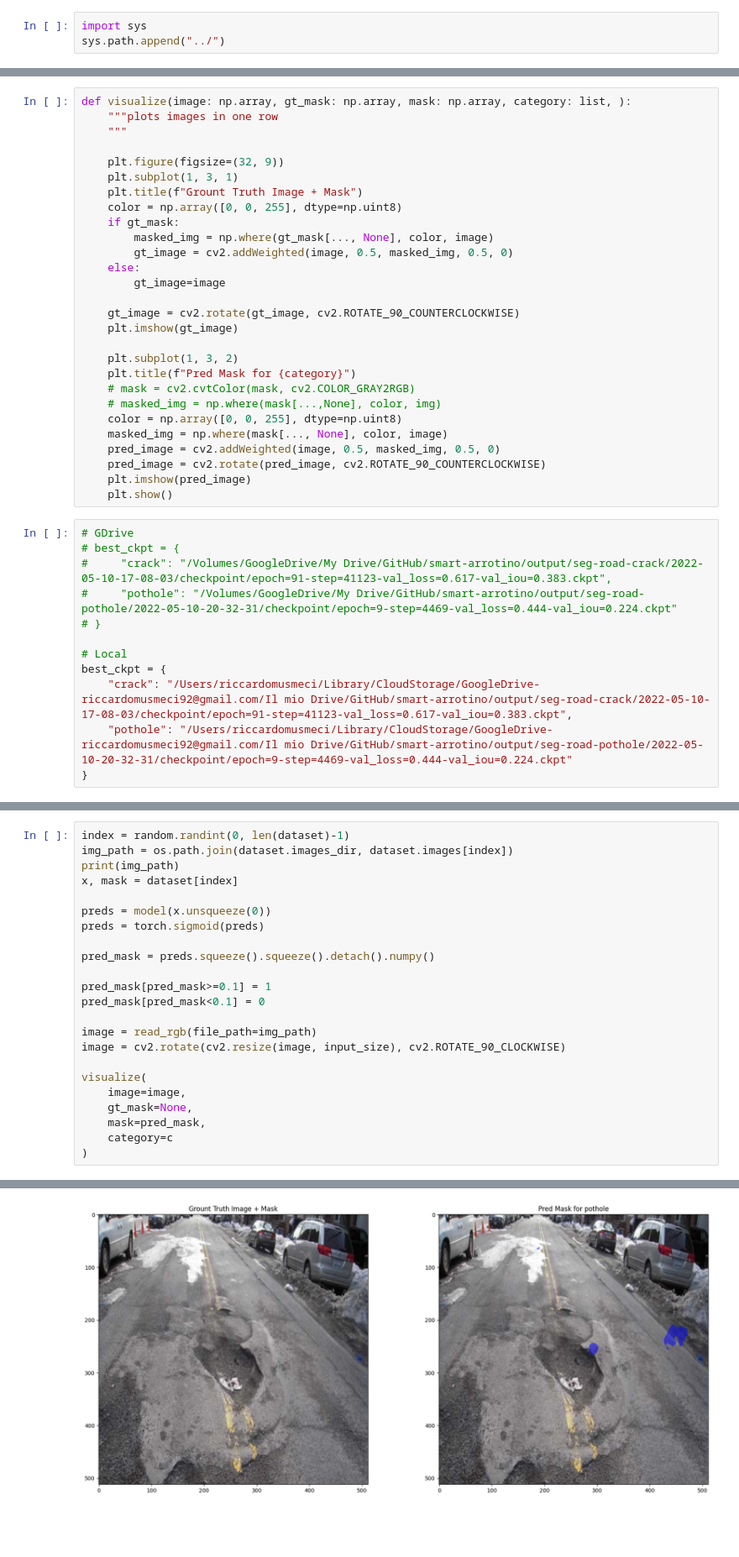
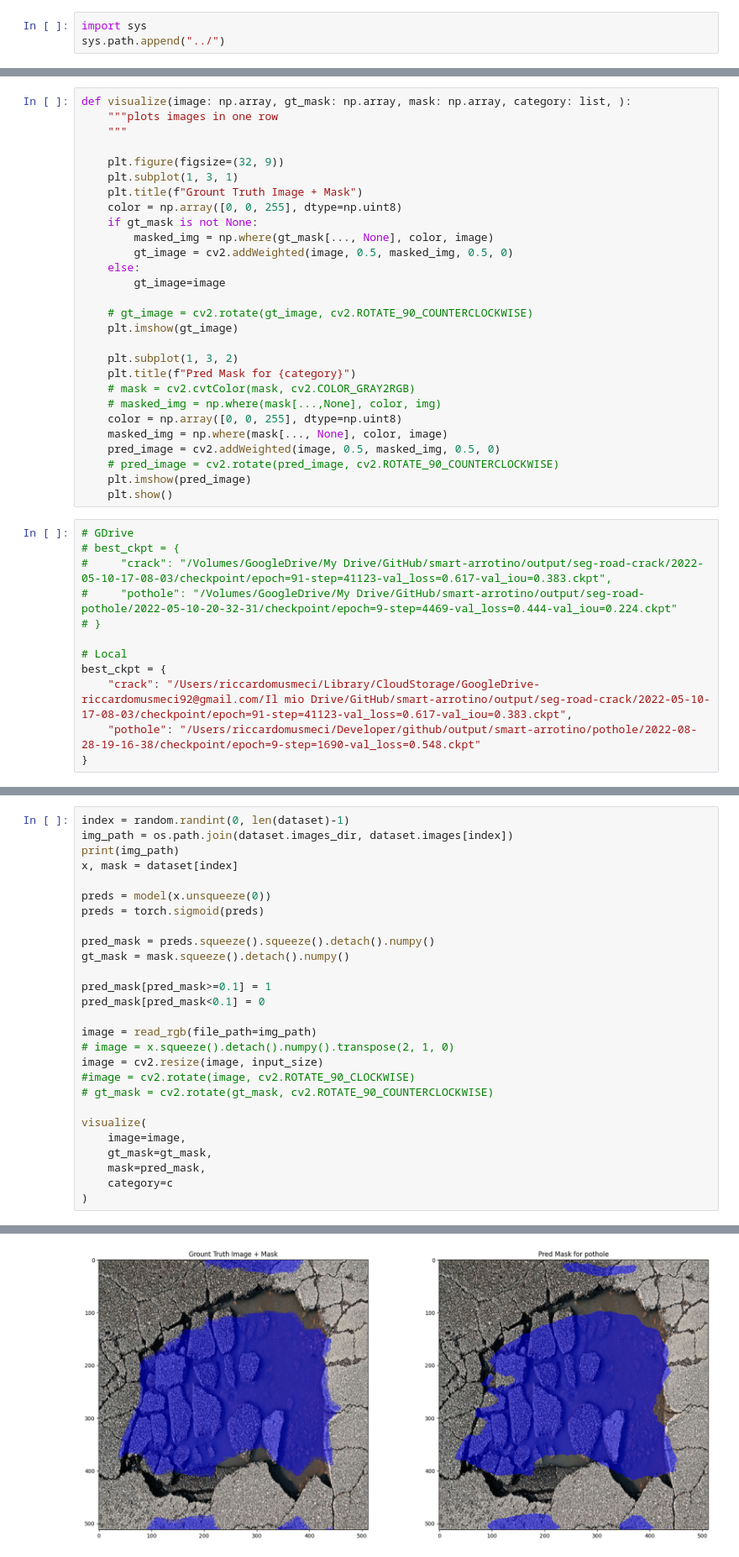
Before and after one commit to riccardomusmeci/tosem, a Jupyter notebook: notebooks/inference.ipynb, the cells around one changed output, grey strips where cells are left out. Shown at 84% size. Cells and saved outputs as stored; diff of their text form; blank space fills up the shorter version.

```diff
--- a/notebooks/inference.ipynb
+++ b/notebooks/inference.ipynb
@@ -21,13 +21,13 @@ def visualize(image: np.array, gt_mask: np.array, mask: np.array, category: list
     plt.subplot(1, 3, 1)
     plt.title(f"Grount Truth Image + Mask")
     color = np.array([0, 0, 255], dtype=np.uint8)
-    if gt_mask:
+    if gt_mask is not None:
         masked_img = np.where(gt_mask[..., None], color, image)
         gt_image = cv2.addWeighted(image, 0.5, masked_img, 0.5, 0)
     else:
         gt_image=image
 
-    gt_image = cv2.rotate(gt_image, cv2.ROTATE_90_COUNTERCLOCKWISE)
+    # gt_image = cv2.rotate(gt_image, cv2.ROTATE_90_COUNTERCLOCKWISE)
     plt.imshow(gt_image)
 
     plt.subplot(1, 3, 2)
@@ -37,7 +37,7 @@ def visualize(image: np.array, gt_mask: np.array, mask: np.array, category: list
     color = np.array([0, 0, 255], dtype=np.uint8)
     masked_img = np.where(mask[..., None], color, image)
     pred_image = cv2.addWeighted(image, 0.5, masked_img, 0.5, 0)
-    pred_image = cv2.rotate(pred_image, cv2.ROTATE_90_COUNTERCLOCKWISE)
+    # pred_image = cv2.rotate(pred_image, cv2.ROTATE_90_COUNTERCLOCKWISE)
     plt.imshow(pred_image)
     plt.show()
 # %%
@@ -50,7 +50,7 @@ def visualize(image: np.array, gt_mask: np.array, mask: np.array, category: list
 # Local
 best_ckpt = {
     "crack": "/Users/riccardomusmeci/Library/CloudStorage/GoogleDrive-riccardomusmeci92@gmail.com/Il mio Drive/GitHub/smart-arrotino/output/seg-road-crack/2022-05-10-17-08-03/checkpoint/epoch=91-step=41123-val_loss=0.617-val_iou=0.383.ckpt",
-    "pothole": "/Users/riccardomusmeci/Library/CloudStorage/GoogleDrive-riccardomusmeci92@gmail.com/Il mio Drive/GitHub/smart-arrotino/output/seg-road-pothole/2022-05-10-20-32-31/checkpoint/epoch=9-step=4469-val_loss=0.444-val_iou=0.224.ckpt"
+    "pothole": "/Users/riccardomusmeci/Developer/github/output/smart-arrotino/pothole/2022-08-28-19-16-38/checkpoint/epoch=9-step=1690-val_loss=0.548.ckpt"
 }
 # %%
 c = "pothole"
@@ -79,16 +81,20 @@ preds = model(x.unsqueeze(0))
 preds = torch.sigmoid(preds)
 
 pred_mask = preds.squeeze().squeeze().detach().numpy()
+gt_mask = mask.squeeze().detach().numpy()
 
 pred_mask[pred_mask>=0.1] = 1
 pred_mask[pred_mask<0.1] = 0
 
 image = read_rgb(file_path=img_path)
-image = cv2.rotate(cv2.resize(image, input_size), cv2.ROTATE_90_CLOCKWISE)
+# image = x.squeeze().detach().numpy().transpose(2, 1, 0)
+image = cv2.resize(image, input_size)
+#image = cv2.rotate(image, cv2.ROTATE_90_CLOCKWISE)
+# gt_mask = cv2.rotate(gt_mask, cv2.ROTATE_90_COUNTERCLOCKWISE)
 
 visualize(
     image=image,
-    gt_mask=None,
+    gt_mask=gt_mask,
     mask=pred_mask,
     category=c
 )
@@ -97,2 +103,2 @@ visualize(
-[figure, old version]
+[figure, new version]
 # %%
```
Also changed, not shown: parts of 5 cells of this notebook, 12 other files.
